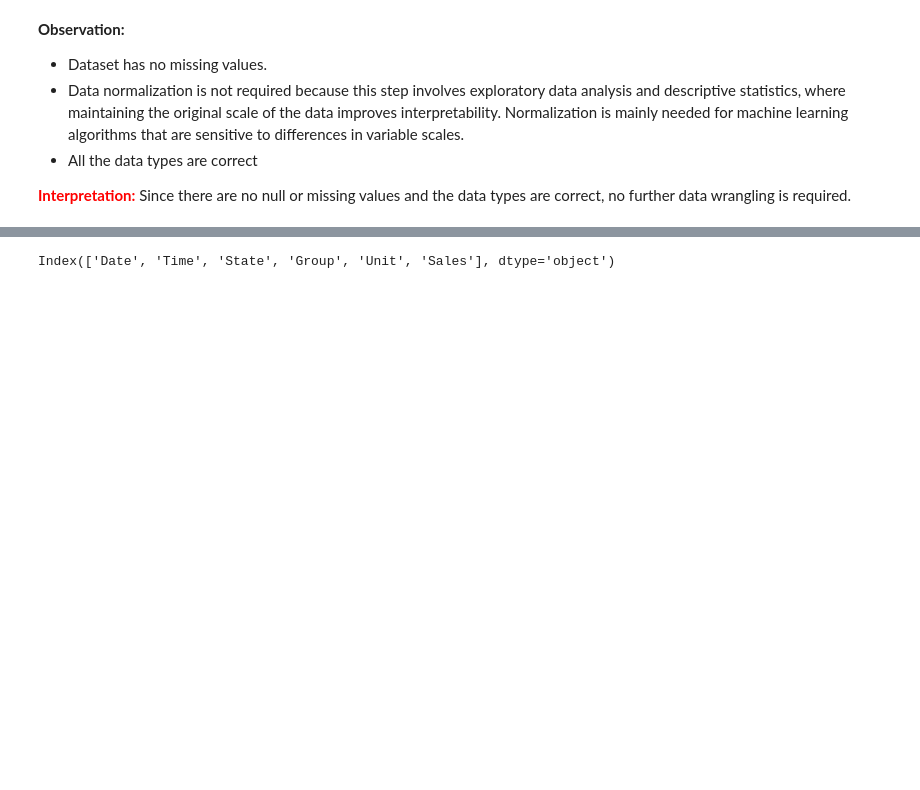
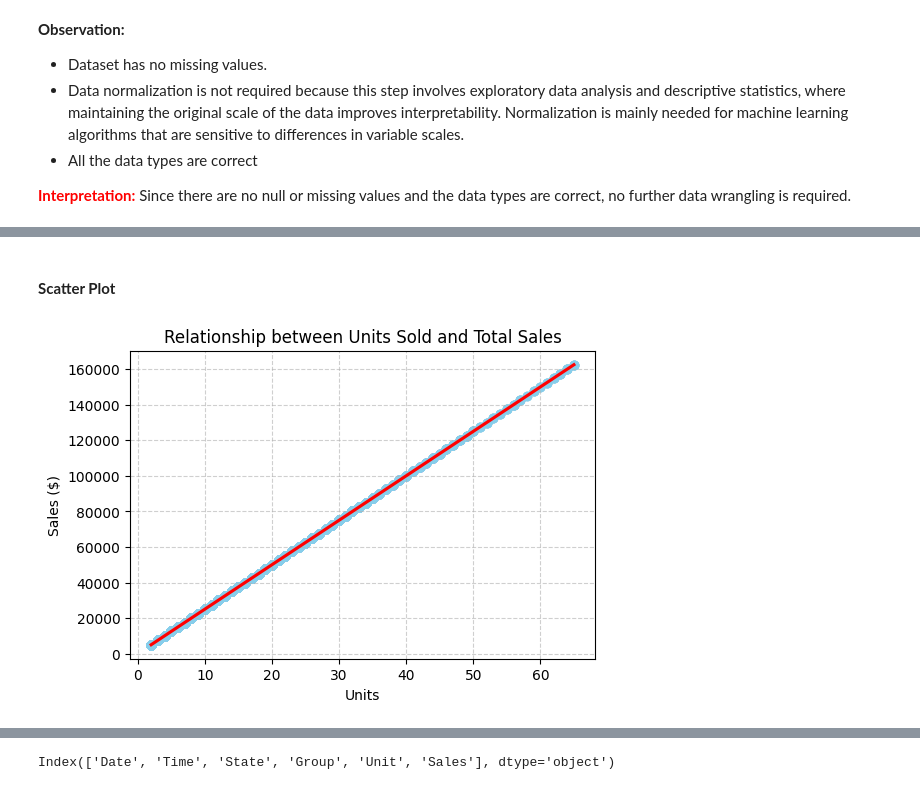
Before and after one commit to MM33NA/AI-machine-learning-projects, a Jupyter notebook: exploratory-data-analysis/sales_analysis.ipynb, the cells around one changed output, grey strips where cells are left out. Saved outputs shown, nothing was run; the diff lists cells and outputs as text; code cells hidden in the pictures; blank space fills up the shorter version.

```diff
--- a/exploratory-data-analysis/sales_analysis.ipynb
+++ b/exploratory-data-analysis/sales_analysis.ipynb
@@ -158,0 +235,18 @@ dtype: int64
+# %% [markdown]
+#### **Scatter Plot**
+# %%
+plt.figure(figsize=(6, 4))
+
+# Create the scatter plot
+# 'reg' adds a regression line to show the linear trend
+sns.regplot(data=df, x='Unit', y='Sales',
+            scatter_kws={'alpha':0.5, 'color':'skyblue'},
+            line_kws={'color':'red'})
+
+plt.title('Relationship between Units Sold and Total Sales')
+plt.xlabel('Units')
+plt.ylabel('Sales ($)')
+plt.grid(True, linestyle='--', alpha=0.6)
+plt.show()
+# %% [output]
+[figure, added]
```
Also changed, not shown: parts of 17 cells of this notebook.
